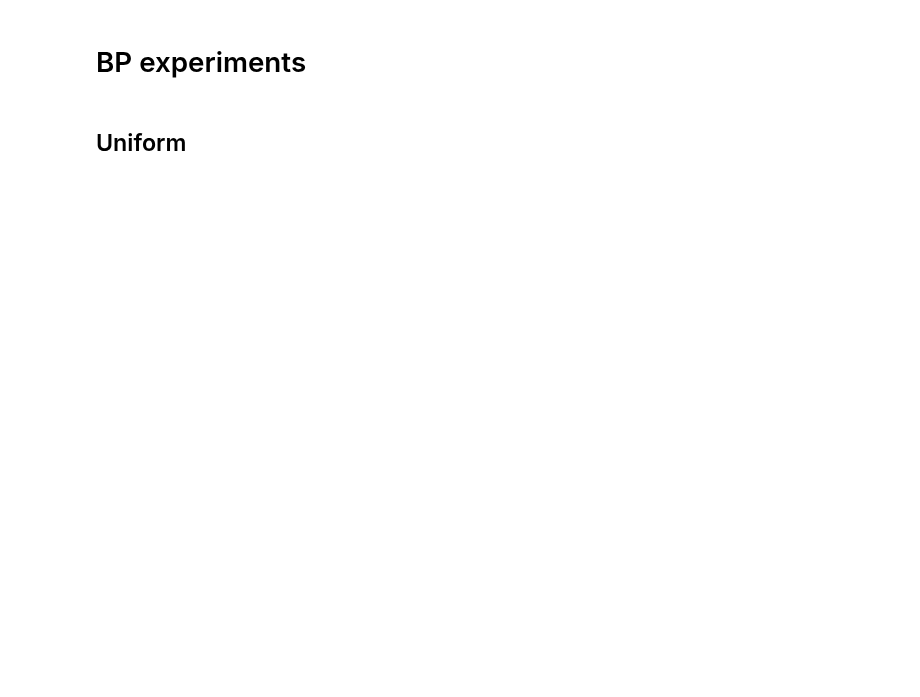
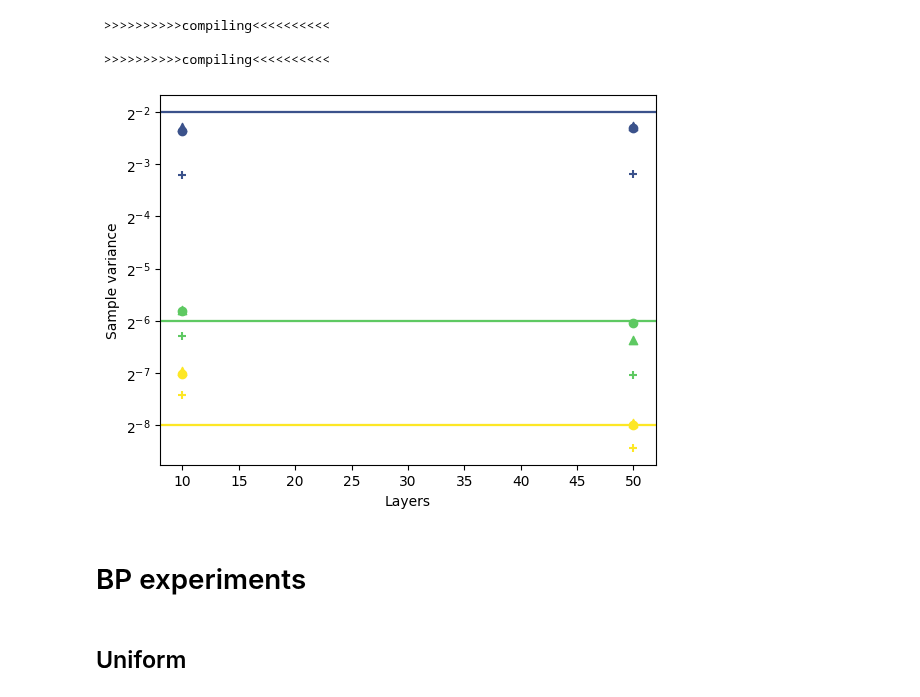
Before and after one commit to idnm/barren_traps, a Jupyter notebook: barren_traps.ipynb, the cells around one changed output. Cells and saved outputs as stored; diff of their text form; code cells hidden in the pictures; blank space fills up the shorter version.

```diff
--- a/barren_traps.ipynb
+++ b/barren_traps.ipynb
@@ -11,3 +11,20 @@ from traps import LocalVQA
 import jax
 
 # jax.config.update("jax_enable_x64", True)
+# %%
+exp1 = BPExperiment.load('test1')
+# %%
+exp1 = BPExperiment.load('test1')
+qubits = (8,)
+layers = (10, 50)
+num_samples = 100
+
+exp1.run(qubits, layers, num_samples)
+# %% [output]
+ >>>>>>>>>>compiling<<<<<<<<<<
+
+ >>>>>>>>>>compiling<<<<<<<<<<
+# %%
+exp1.plot_results()
+# %% [output]
+[figure, added]
```
Also changed, not shown: parts of 28 cells of this notebook, 3 other files.
